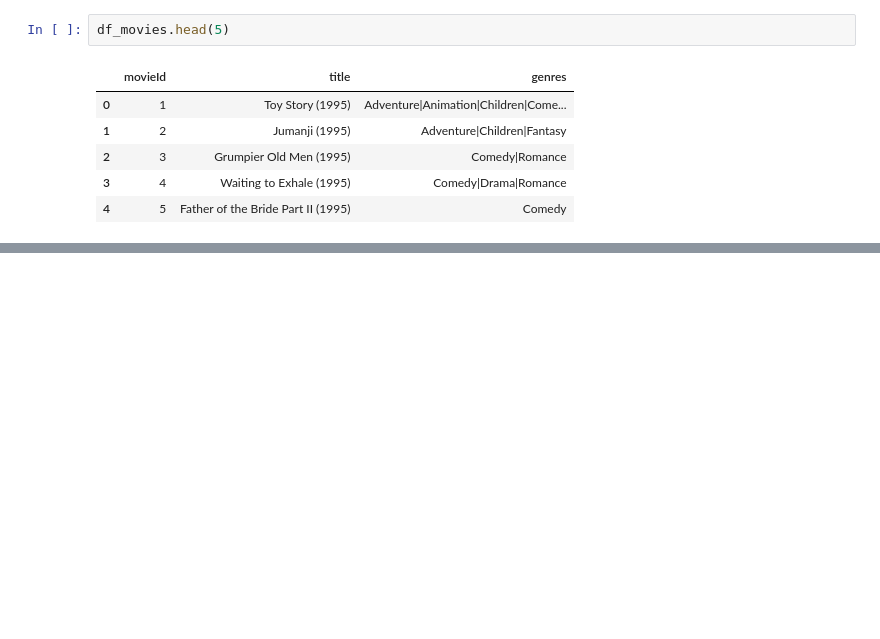
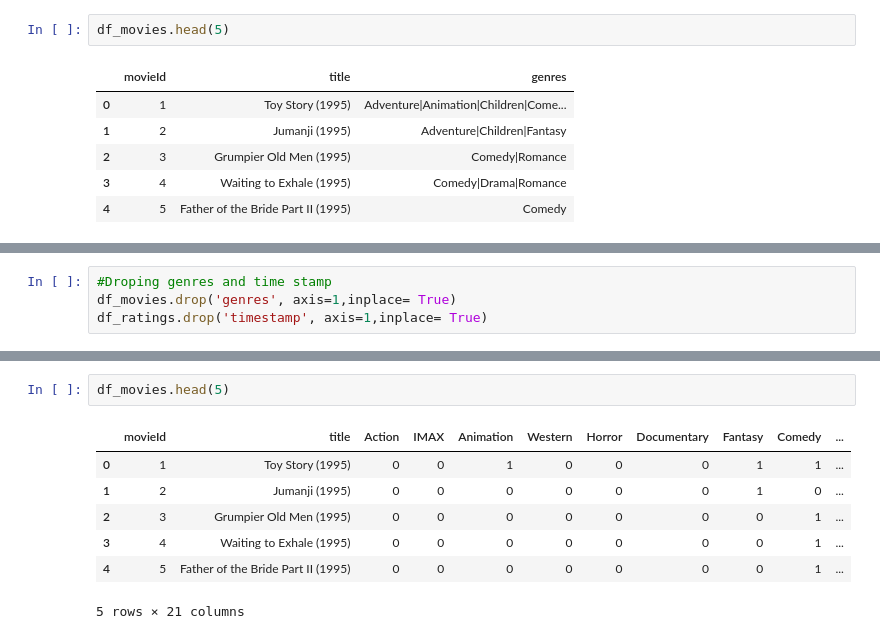
Before and after one commit to Explore-AI/unsupervised-predict-streamlit-template, a Jupyter notebook: 2110ACDS_T3_Movie_Recommender_Main_Notebook.ipynb, the cells around one changed output, grey strips where cells are left out. Cells and saved outputs as stored; diff of their text form; blank space fills up the shorter version.

```diff
--- a/2110ACDS_T3_Movie_Recommender_Main_Notebook.ipynb
+++ b/2110ACDS_T3_Movie_Recommender_Main_Notebook.ipynb
@@ -316,0 +206,4 @@ print(cosine_sim_movies)
+# %%
+#Droping genres and time stamp
+df_movies.drop('genres', axis=1,inplace= True)
+df_ratings.drop('timestamp', axis=1,inplace= True)
@@ -316,0 +219,10 @@ print(cosine_sim_movies)
+# %%
+df_movies.head(5)
+# %% [output]
+|  | movieId | title | Action | IMAX | Animation | Western | Horror | Documentary | Fantasy | Comedy | ... |
+| 0 | 1 | Toy Story (1995) | 0 | 0 | 1 | 0 | 0 | 0 | 1 | 1 | ... |
+| 1 | 2 | Jumanji (1995) | 0 | 0 | 0 | 0 | 0 | 0 | 1 | 0 | ... |
+| 2 | 3 | Grumpier Old Men (1995) | 0 | 0 | 0 | 0 | 0 | 0 | 0 | 1 | ... |
+| 3 | 4 | Waiting to Exhale (1995) | 0 | 0 | 0 | 0 | 0 | 0 | 0 | 1 | ... |
+| 4 | 5 | Father of the Bride Part II (1995) | 0 | 0 | 0 | 0 | 0 | 0 | 0 | 1 | ... |
+5 rows × 21 columns
```
Also changed, not shown: parts of 77 cells of this notebook.
